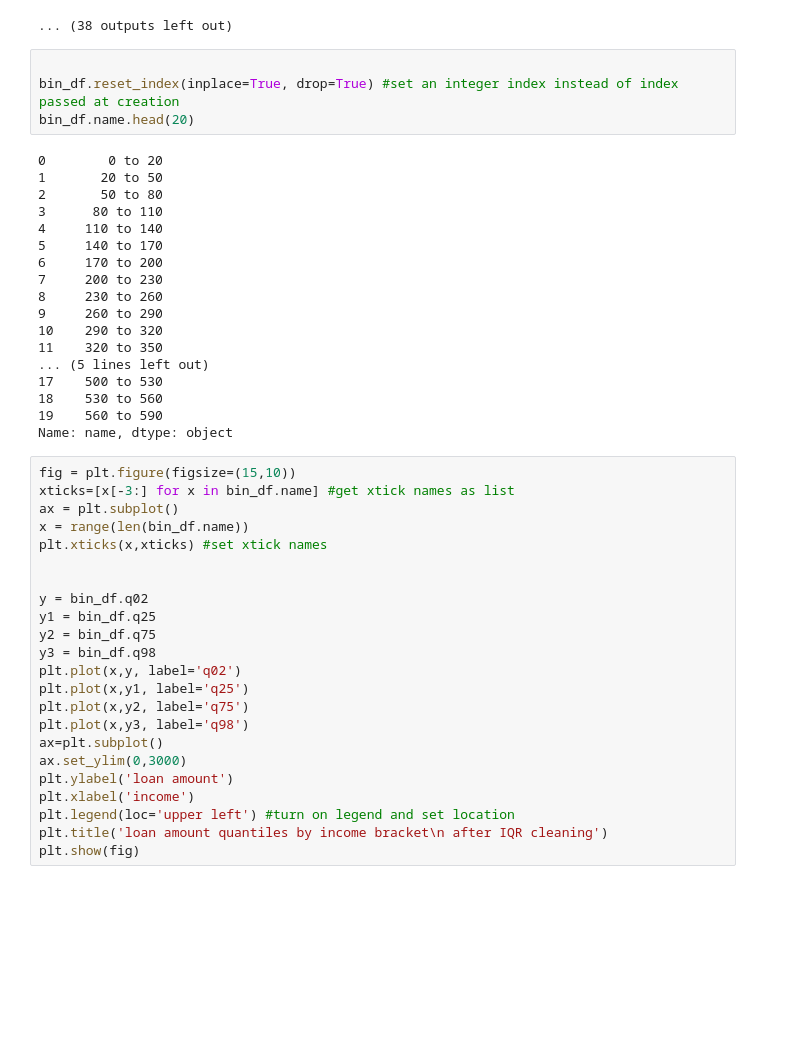
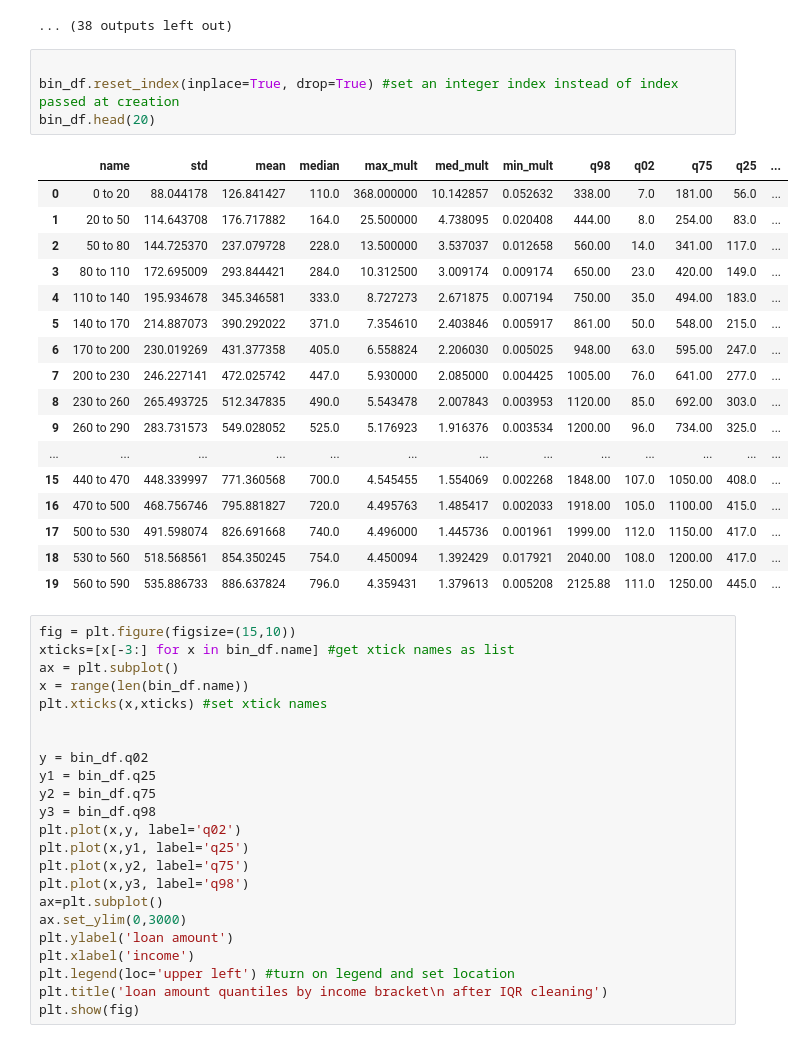
Before and after one commit to Kibrael/Edits, a Jupyter notebook: IQR cleaning viz.ipynb, the cells around one changed output. Cells and saved outputs as stored; diff of their text form; blank space fills up the shorter version.

```diff
--- a/IQR cleaning viz.ipynb
+++ b/IQR cleaning viz.ipynb
@@ -342,25 +342,25 @@ pct of total loans 9.2355521228
 # %%
 
 bin_df.reset_index(inplace=True, drop=True) #set an integer index instead of index passed at creation
-bin_df.name.head(20)
+bin_df.head(20)
 # %% [output]
-0        0 to 20
-1       20 to 50
-2       50 to 80
-3      80 to 110
-4     110 to 140
-5     140 to 170
-6     170 to 200
-7     200 to 230
-8     230 to 260
-9     260 to 290
-10    290 to 320
-11    320 to 350
-... (5 lines left out)
-17    500 to 530
-18    530 to 560
-19    560 to 590
-Name: name, dtype: object
+|  | name | std | mean | median | max_mult | med_mult | min_mult | q98 | q02 | q75 | q25 | ... |
+| 0 | 0 to 20 | 88.044178 | 126.841427 | 110.0 | 368.000000 | 10.142857 | 0.052632 | 338.00 | 7.0 | 181.00 | 56.0 | ... |
+| 1 | 20 to 50 | 114.643708 | 176.717882 | 164.0 | 25.500000 | 4.738095 | 0.020408 | 444.00 | 8.0 | 254.00 | 83.0 | ... |
+| 2 | 50 to 80 | 144.725370 | 237.079728 | 228.0 | 13.500000 | 3.537037 | 0.012658 | 560.00 | 14.0 | 341.00 | 117.0 | ... |
+| 3 | 80 to 110 | 172.695009 | 293.844421 | 284.0 | 10.312500 | 3.009174 | 0.009174 | 650.00 | 23.0 | 420.00 | 149.0 | ... |
+| 4 | 110 to 140 | 195.934678 | 345.346581 | 333.0 | 8.727273 | 2.671875 | 0.007194 | 750.00 | 35.0 | 494.00 | 183.0 | ... |
+| 5 | 140 to 170 | 214.887073 | 390.292022 | 371.0 | 7.354610 | 2.403846 | 0.005917 | 861.00 | 50.0 | 548.00 | 215.0 | ... |
+| 6 | 170 to 200 | 230.019269 | 431.377358 | 405.0 | 6.558824 | 2.206030 | 0.005025 | 948.00 | 63.0 | 595.00 | 247.0 | ... |
+| 7 | 200 to 230 | 246.227141 | 472.025742 | 447.0 | 5.930000 | 2.085000 | 0.004425 | 1005.00 | 76.0 | 641.00 | 277.0 | ... |
+| 8 | 230 to 260 | 265.493725 | 512.347835 | 490.0 | 5.543478 | 2.007843 | 0.003953 | 1120.00 | 85.0 | 692.00 | 303.0 | ... |
+| 9 | 260 to 290 | 283.731573 | 549.028052 | 525.0 | 5.176923 | 1.916376 | 0.003534 | 1200.00 | 96.0 | 734.00 | 325.0 | ... |
+| ... | ... | ... | ... | ... | ... | ... | ... | ... | ... | ... | ... | ... |
+| 15 | 440 to 470 | 448.339997 | 771.360568 | 700.0 | 4.545455 | 1.554069 | 0.002268 | 1848.00 | 107.0 | 1050.00 | 408.0 | ... |
+| 16 | 470 to 500 | 468.756746 | 795.881827 | 720.0 | 4.495763 | 1.485417 | 0.002033 | 1918.00 | 105.0 | 1100.00 | 415.0 | ... |
+| 17 | 500 to 530 | 491.598074 | 826.691668 | 740.0 | 4.496000 | 1.445736 | 0.001961 | 1999.00 | 112.0 | 1150.00 | 417.0 | ... |
+| 18 | 530 to 560 | 518.568561 | 854.350245 | 754.0 | 4.450094 | 1.392429 | 0.017921 | 2040.00 | 108.0 | 1200.00 | 417.0 | ... |
+| 19 | 560 to 590 | 535.886733 | 886.637824 | 796.0 | 4.359431 | 1.379613 | 0.005208 | 2125.88 | 111.0 | 1250.00 | 445.0 | ... |
 # %%
 fig = plt.figure(figsize=(15,10))
 xticks=[x[-3:] for x in bin_df.name] #get xtick names as list
```
Also changed, not shown: 10 other files.
